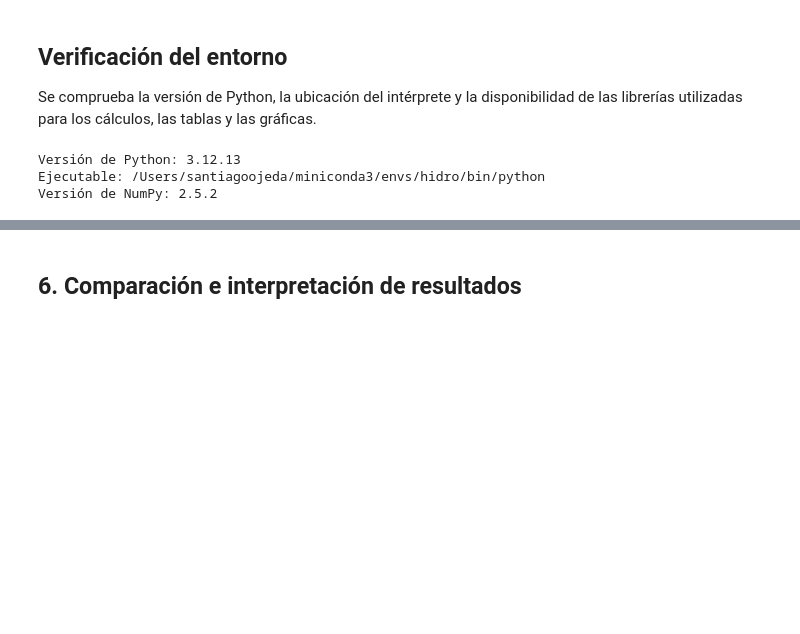
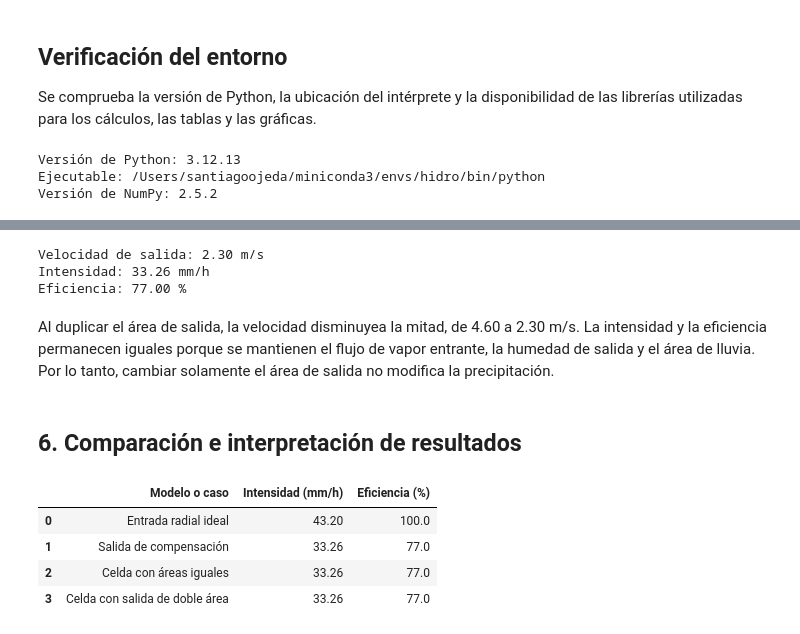
Before and after one commit to santiag0412/taller2-hidrologia, a Jupyter notebook: notebooks/Taller2_Punto11_Tormentas_Convergentes.ipynb, the cells around one changed output, grey strips where cells are left out. Saved outputs shown, nothing was run; the diff lists cells and outputs as text; code cells hidden in the pictures; blank space fills up the shorter version.

```diff
--- a/notebooks/Taller2_Punto11_Tormentas_Convergentes.ipynb
+++ b/notebooks/Taller2_Punto11_Tormentas_Convergentes.ipynb
@@ -40,0 +247,20 @@ Versión de NumPy: 2.5.2
+# %%
+# Datos supuestos para la salida
+rho_aire_seco = 1.15       # kg/m³
+relacion_mezcla_salida = 3 / 1000  # de g/kg a kg/kg
+
+# El mismo flujo de aire seco entra y sale
+flujo_aire_seco = rho_aire_seco * velocidad * area_entrada
+
+# Vapor que sale y agua que precipita
+salida_compensacion = flujo_aire_seco * relacion_mezcla_salida
+lluvia_compensacion = entrada - salida_compensacion
+
+# Intensidad en mm/h y eficiencia en porcentaje
+intensidad_compensacion = (
+    lluvia_compensacion / (rho_agua * area_lluvia) * 1000 * 3600
+)
+eficiencia_compensacion = 100 * lluvia_compensacion / entrada
+
+print(f"Intensidad: {intensidad_compensacion:.2f} mm/h")
+print(f"Eficiencia: {eficiencia_compensacion:.1f} %")
@@ -45,2 +331,61 @@ Versión de NumPy: 2.5.2
+# %%
+area_salida_diferente = 2 * area_entrada
+
+velocidad_salida_diferente = (
+    flujo_aire_seco / (rho_seco_salida * area_salida_diferente)
+)
+
+vapor_salida_diferente = (
+    rho_seco_salida
+    * velocidad_salida_diferente
+    * area_salida_diferente
+    * relacion_mezcla_salida
+)
+
+lluvia_diferente = entrada - vapor_salida_diferente
+
+intensidad_diferente = (
+    lluvia_diferente / (rho_agua * area_lluvia) * 1000 * 3600
+)
+eficiencia_diferente = 100 * lluvia_diferente / entrada
+
+print(f"Velocidad de salida: {velocidad_salida_diferente:.2f} m/s")
+print(f"Intensidad: {intensidad_diferente:.2f} mm/h")
+print(f"Eficiencia: {eficiencia_diferente:.2f} %")
+# %% [output]
+Velocidad de salida: 2.30 m/s
+Intensidad: 33.26 mm/h
+Eficiencia: 77.00 %
+# %% [markdown]
+Al duplicar el área de salida, la velocidad disminuyea la mitad, de 4.60 a 2.30 m/s. La intensidad y la eficiencia permanecen iguales porque se mantienen el flujo de vapor entrante, la humedad de salida y el área de lluvia. Por lo tanto, cambiar solamente el área de salida no modifica la precipitación.
 # %% [markdown]
 ## 6. Comparación e interpretación de resultados
+# %%
+comparacion = pd.DataFrame({
+    "Modelo o caso": [
+        "Entrada radial ideal",
+        "Salida de compensación",
+        "Celda con áreas iguales",
+        "Celda con salida de doble área"
+    ],
+    "Intensidad (mm/h)": [
+        intensidad_radial,
+        intensidad_compensacion,
+        intensidad_celda,
+        intensidad_diferente
+    ],
+    "Eficiencia (%)": [
+        eficiencia_radial,
+        eficiencia_compensacion,
+        eficiencia_celda,
+        eficiencia_diferente
+    ]
+})
+
+comparacion.round(2)
+# %% [output]
+|  | Modelo o caso | Intensidad (mm/h) | Eficiencia (%) |
+| 0 | Entrada radial ideal | 43.20 | 100.0 |
+| 1 | Salida de compensación | 33.26 | 77.0 |
+| 2 | Celda con áreas iguales | 33.26 | 77.0 |
+| 3 | Celda con salida de doble área | 33.26 | 77.0 |
```
Also changed, not shown: parts of 21 cells of this notebook.
